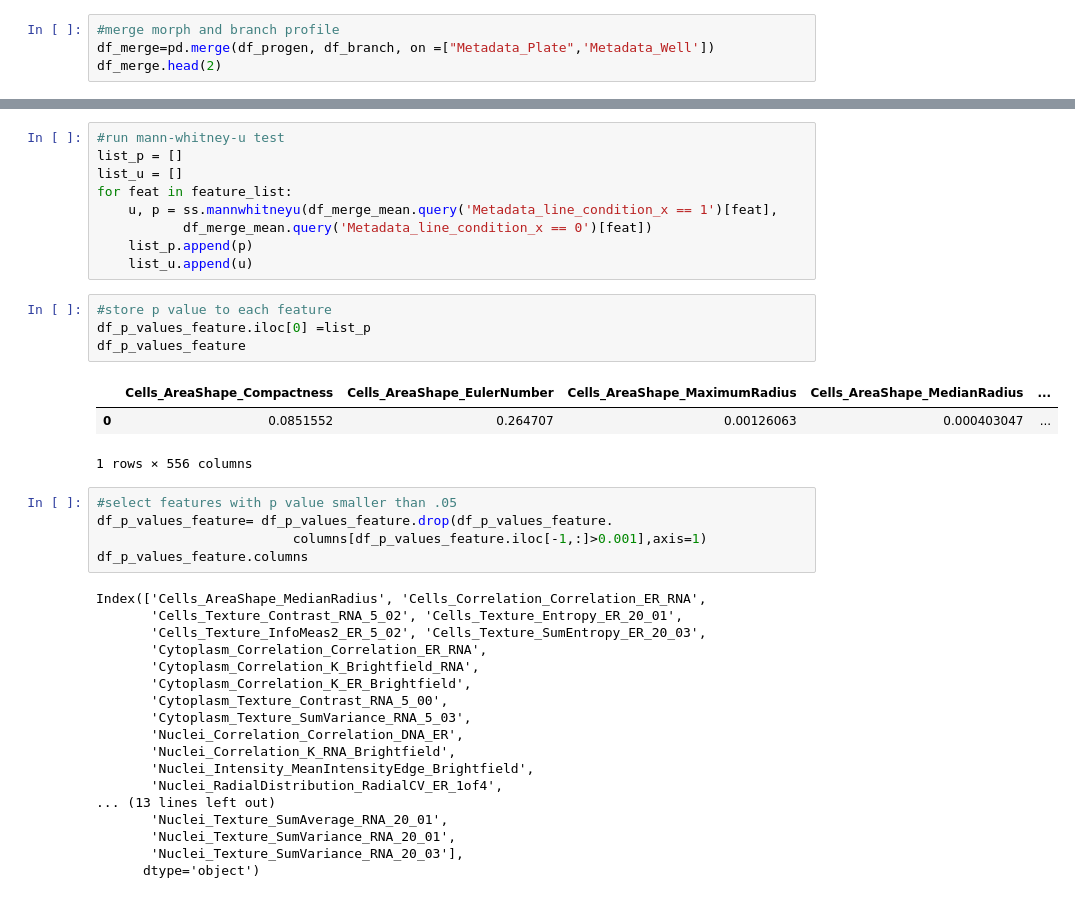
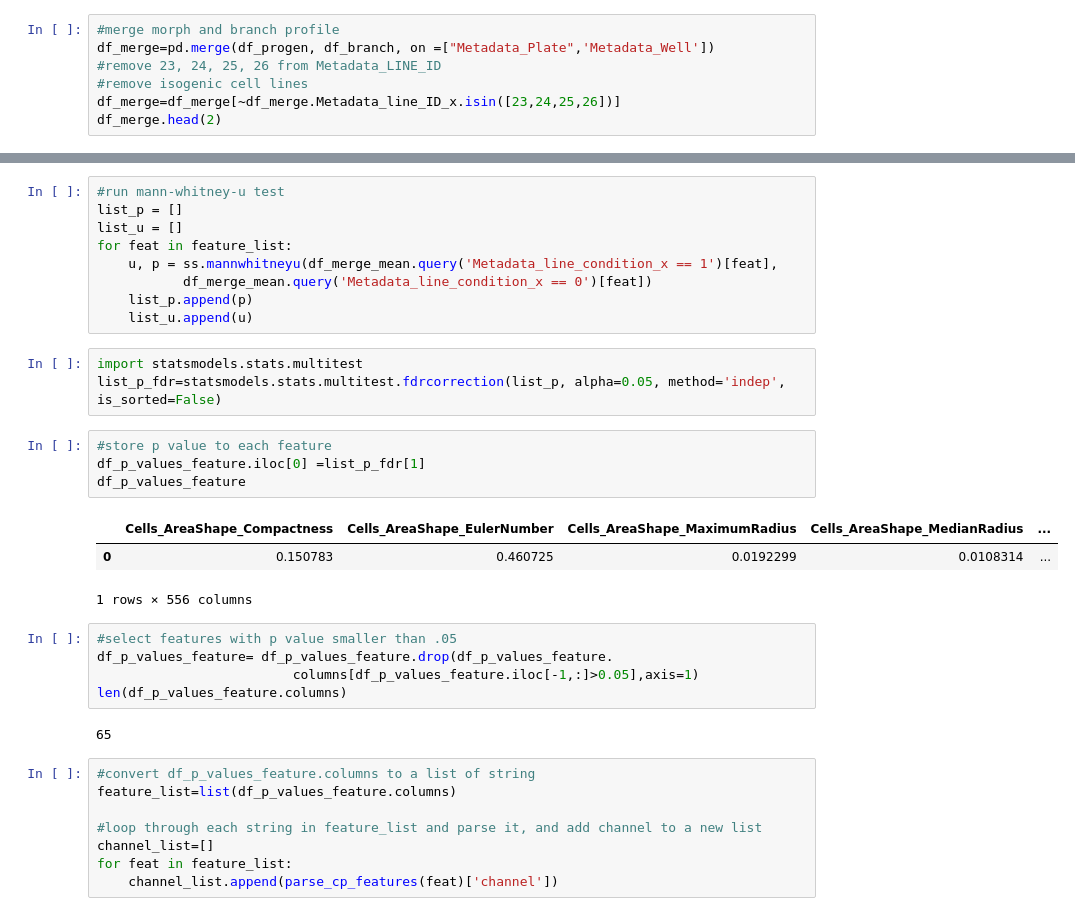
Before and after one commit to broadinstitute/NeuroPainting, a Jupyter notebook: 4. neurons-analysis/6.progenitor-morph-branch-combo-logistic-regression-u-test.ipynb, the cells around one changed output, grey strips where cells are left out. Drawn from its saved outputs; the diff is of its cells as text.

```diff
--- a/4. neurons-analysis/6.progenitor-morph-branch-combo-logistic-regression-u-test.ipynb
+++ b/4. neurons-analysis/6.progenitor-morph-branch-combo-logistic-regression-u-test.ipynb
@@ -49,6 +50,9 @@ df_branch.head(2)
 # %%
 #merge morph and branch profile
 df_merge=pd.merge(df_progen, df_branch, on =["Metadata_Plate",'Metadata_Well'])
+#remove 23, 24, 25, 26 from Metadata_LINE_ID
+#remove isogenic cell lines
+df_merge=df_merge[~df_merge.Metadata_line_ID_x.isin([23,24,25,26])]
 df_merge.head(2)
 # %% [output]
 |  | Metadata_Plate | Metadata_Well | Metadata_Site_Count_x | Metadata_Object_Count_x | Metadata_Assay_Plate_Barcode_x | ... |
@@ -145,34 +152,29 @@ for feat in feature_list:
            df_merge_mean.query('Metadata_line_condition_x == 0')[feat])
     list_p.append(p)
     list_u.append(u)
+# %%
+import statsmodels.stats.multitest
+list_p_fdr=statsmodels.stats.multitest.fdrcorrection(list_p, alpha=0.05, method='indep', is_sorted=False)
 # %%
 #store p value to each feature
-df_p_values_feature.iloc[0] =list_p
+df_p_values_feature.iloc[0] =list_p_fdr[1]
 df_p_values_feature
 # %% [output]
 |  | Cells_AreaShape_Compactness | Cells_AreaShape_EulerNumber | Cells_AreaShape_MaximumRadius | Cells_AreaShape_MedianRadius | ... |
-| 0 | 0.0851552 | 0.264707 | 0.00126063 | 0.000403047 | ... |
+| 0 | 0.150783 | 0.460725 | 0.0192299 | 0.0108314 | ... |
 1 rows × 556 columns
 # %%
 #select features with p value smaller than .05
 df_p_values_feature= df_p_values_feature.drop(df_p_values_feature.
-                         columns[df_p_values_feature.iloc[-1,:]>0.001],axis=1)
-df_p_values_feature.columns
+                         columns[df_p_values_feature.iloc[-1,:]>0.05],axis=1)
+len(df_p_values_feature.columns)
 # %% [output]
-Index(['Cells_AreaShape_MedianRadius', 'Cells_Correlation_Correlation_ER_RNA',
-       'Cells_Texture_Contrast_RNA_5_02', 'Cells_Texture_Entropy_ER_20_01',
-       'Cells_Texture_InfoMeas2_ER_5_02', 'Cells_Texture_SumEntropy_ER_20_03',
-       'Cytoplasm_Correlation_Correlation_ER_RNA',
-       'Cytoplasm_Correlation_K_Brightfield_RNA',
-       'Cytoplasm_Correlation_K_ER_Brightfield',
-       'Cytoplasm_Texture_Contrast_RNA_5_00',
-       'Cytoplasm_Texture_SumVariance_RNA_5_03',
-       'Nuclei_Correlation_Correlation_DNA_ER',
-       'Nuclei_Correlation_K_RNA_Brightfield',
-       'Nuclei_Intensity_MeanIntensityEdge_Brightfield',
-       'Nuclei_RadialDistribution_RadialCV_ER_1of4',
-... (13 lines left out)
-       'Nuclei_Texture_SumAverage_RNA_20_01',
-       'Nuclei_Texture_SumVariance_RNA_20_01',
-       'Nuclei_Texture_SumVariance_RNA_20_03'],
-      dtype='object')
+65
+# %%
+#convert df_p_values_feature.columns to a list of string
+feature_list=list(df_p_values_feature.columns)
+
+#loop through each string in feature_list and parse it, and add channel to a new list
+channel_list=[]
+for feat in feature_list:
+    channel_list.append(parse_cp_features(feat)['channel'])
```
Also changed, not shown: parts of 6 cells of this notebook, 12 other files.
